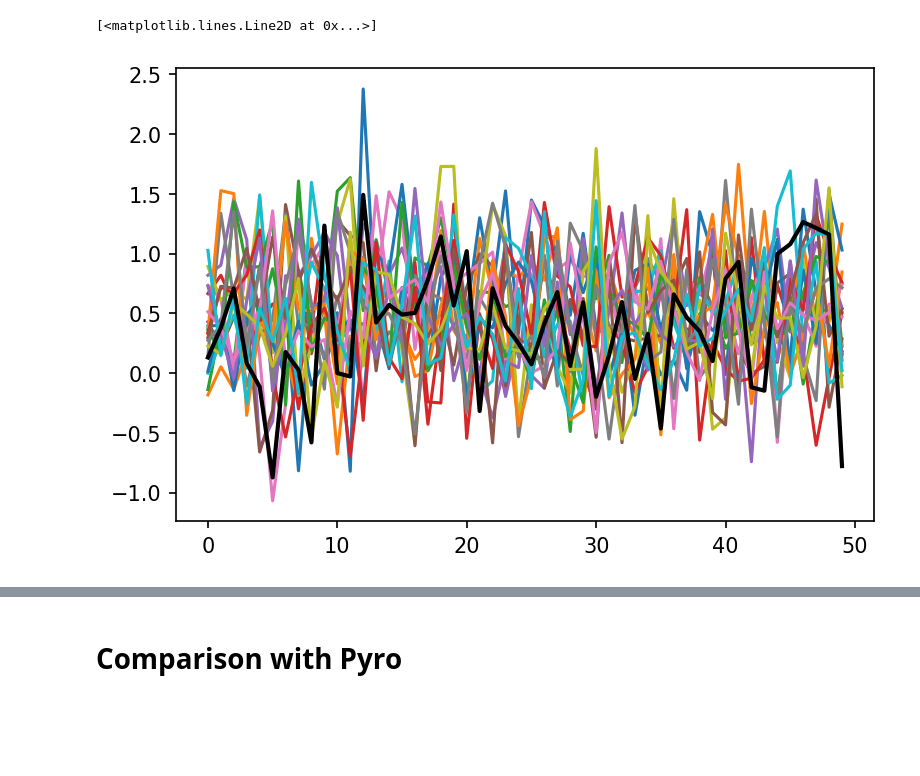
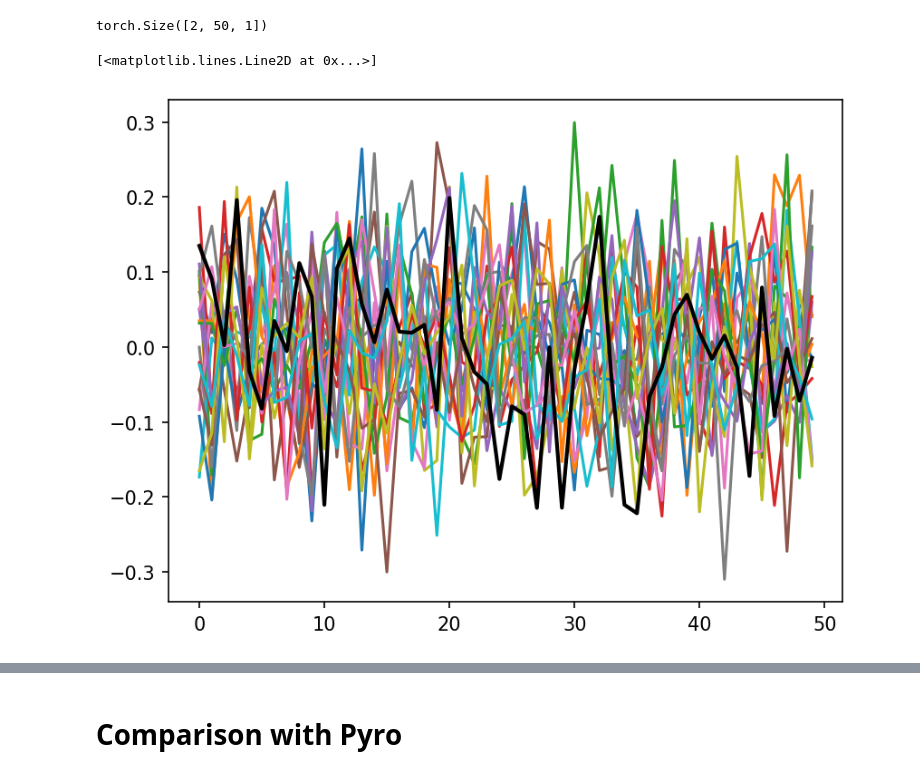
Before and after one commit to arnauqb/bayesian_gradabm, a Jupyter notebook: notebooks/comparison_flows_pyro_ar.ipynb, the cells around one changed output, grey strips where cells are left out. Cells and saved outputs as stored; diff of their text form; code cells hidden in the pictures; blank space fills up the shorter version.

```diff
--- a/notebooks/comparison_flows_pyro_ar.ipynb
+++ b/notebooks/comparison_flows_pyro_ar.ipynb
@@ -22,7 +26,7 @@ from bayesian_gradabm.plotting import plot_flow_posterior
 # Parameters
 n_timesteps = 50
 true_parameters = torch.tensor([0.5])
-sigma_noise = 0.5
+sigma_noise = 0.1
 encoding_size = 16
 device = "cpu"
 # %%
@@ -74,0 +157,12 @@ def sample_prior(shape):
+# %%
+# Simulate "observed" time series
+
+# We'll create 0-mean stationary AR(1) processes manually:
+thetas = torch.tensor([[[0., 0.1]],
+                       [[0., -.3]],
+                       [[0., -.6]],
+                       [[0., 0.3]]])
+
+xs = run_autoregressive_model(thetas,
+                              n_timesteps=n_timesteps,
+                              sigma_noise=sigma_noise)[:,0,...]
@@ -120,12 +306,20 @@ ax.semilogy(loss_hist)
+# %%
+val_xs.shape
+# %% [output]
+torch.Size([2, 50, 1])
 # %%
 # Plot prediction
 N = 20
-samples = flow(conditioner_rnn(x_obs[0])).sample((N,))
-samples = clip_samples(samples)
-xs = run_autoregressive_model(samples, n_timesteps=n_timesteps, sigma_noise=sigma_noise).cpu().numpy()
+j = 0
+samples = flow(conditioner_rnn(val_xs[j:(j+1)])).sample((N,))
+samples = torch.cat((torch.zeros((N,1,1)), samples))
+# samples = torch.clip(samples, -1, 1)
+reconstructions_x = run_autoregressive_model(samples,
+                                             n_timesteps=n_timesteps,
+                                             sigma_noise=sigma_noise).cpu().numpy()
 for i in range(N):
-    plt.plot(xs[0,i,:,0])
-plt.plot(x_obs[0,0,:,0], color = "black", linewidth=2)
+    plt.plot(reconstructions_x[i,0,:,0])
+plt.plot(val_xs[j,:,0], color = "black", linewidth=2)
 # %% [output]
 [<matplotlib.lines.Line2D at 0x...>]
-[figure, old version]
+[figure, new version]
```
Also changed, not shown: parts of 23 cells of this notebook.
